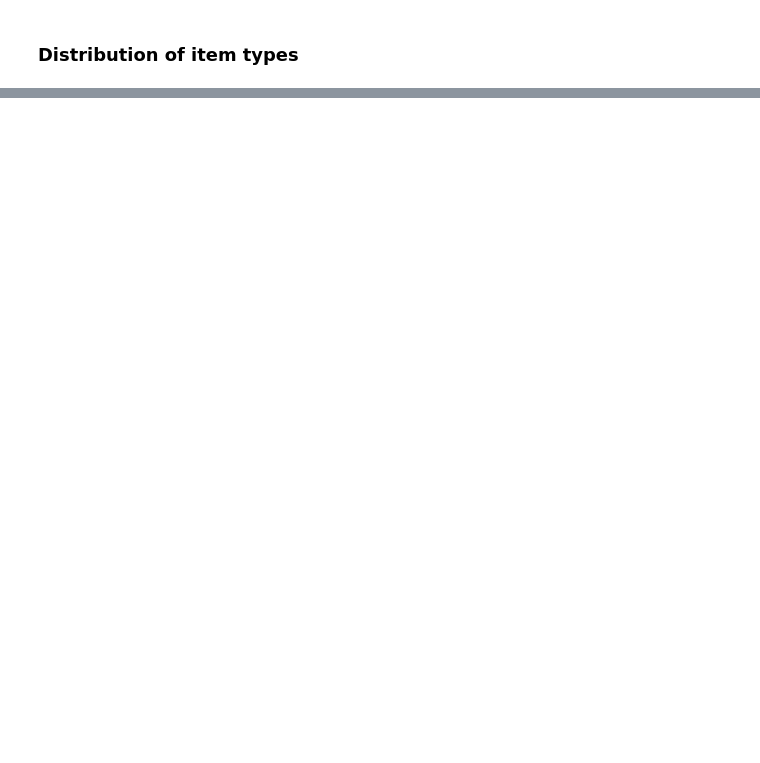
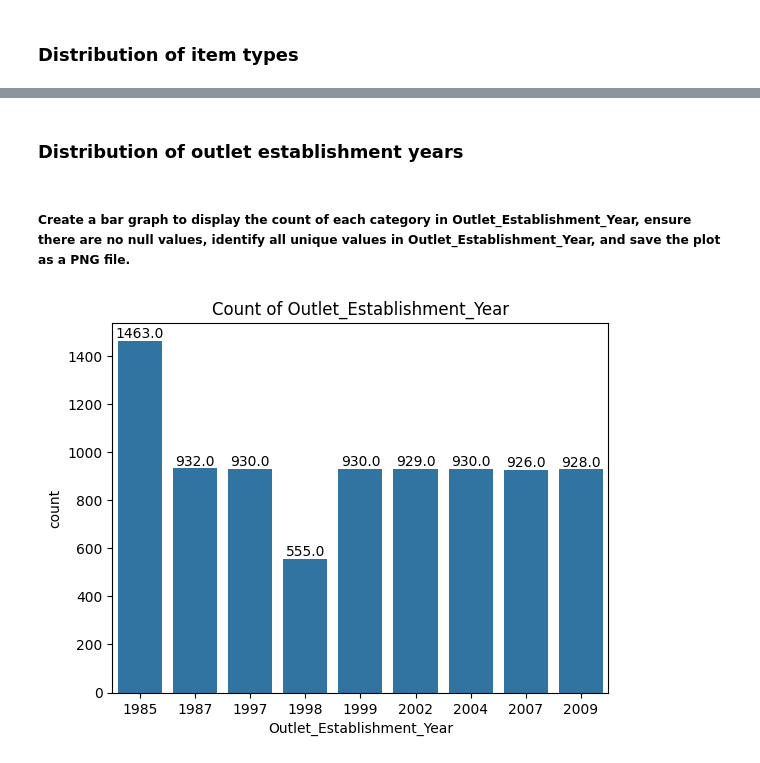
Before and after one commit to amisha26/Hands-on-Machine-Learning, a Jupyter notebook: sales_forecasting_project/sales_forecast.ipynb, the cells around one changed output, grey strips where cells are left out. Saved outputs shown, nothing was run; the diff lists cells and outputs as text; code cells hidden in the pictures; blank space fills up the shorter version.

```diff
--- a/sales_forecasting_project/sales_forecast.ipynb
+++ b/sales_forecasting_project/sales_forecast.ipynb
@@ -481,0 +512,14 @@ plt.show()
+# %% [markdown]
+### Distribution of outlet establishment years
+# %% [markdown]
+##### Create a bar graph to display the count of each category in Outlet_Establishment_Year, ensure there are no null values, identify all unique values in Outlet_Establishment_Year, and save the plot as a PNG file.
+# %%
+plot = sns.countplot(x = sales_data['Outlet_Establishment_Year'])
+for p in plot.patches:
+    plot.annotate(p.get_height(),(p.get_x() + p.get_width() / 2.0,p.get_height()),
+                 ha = 'center',va = 'center',xytext = (0,5),textcoords = 'offset points')
+plt.title('Count of Outlet_Establishment_Year')
+#plt.savefig('outlet_establishment_year_count.png')
+plt.show()
+# %% [output]
+[figure, added]
```
Also changed, not shown: parts of 26 cells of this notebook.
